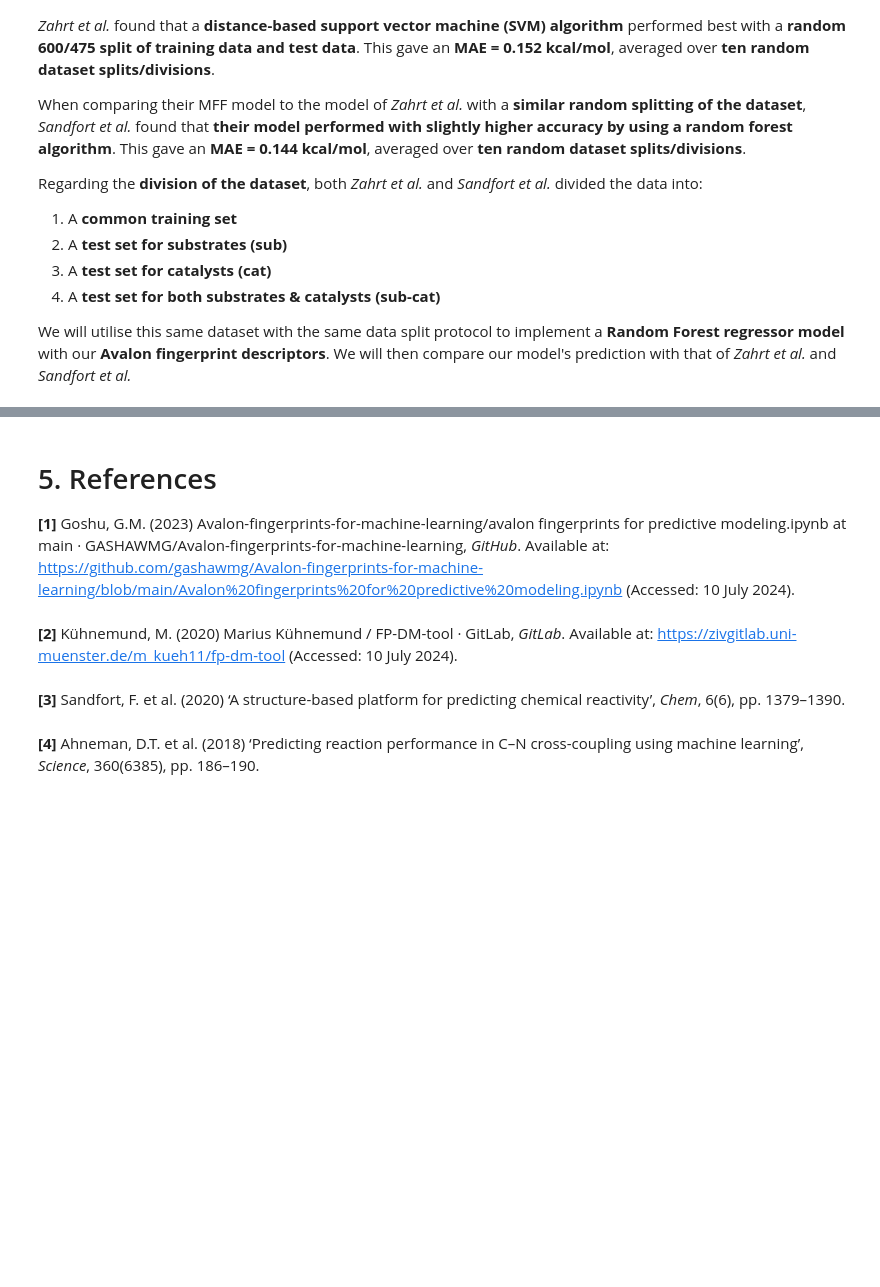
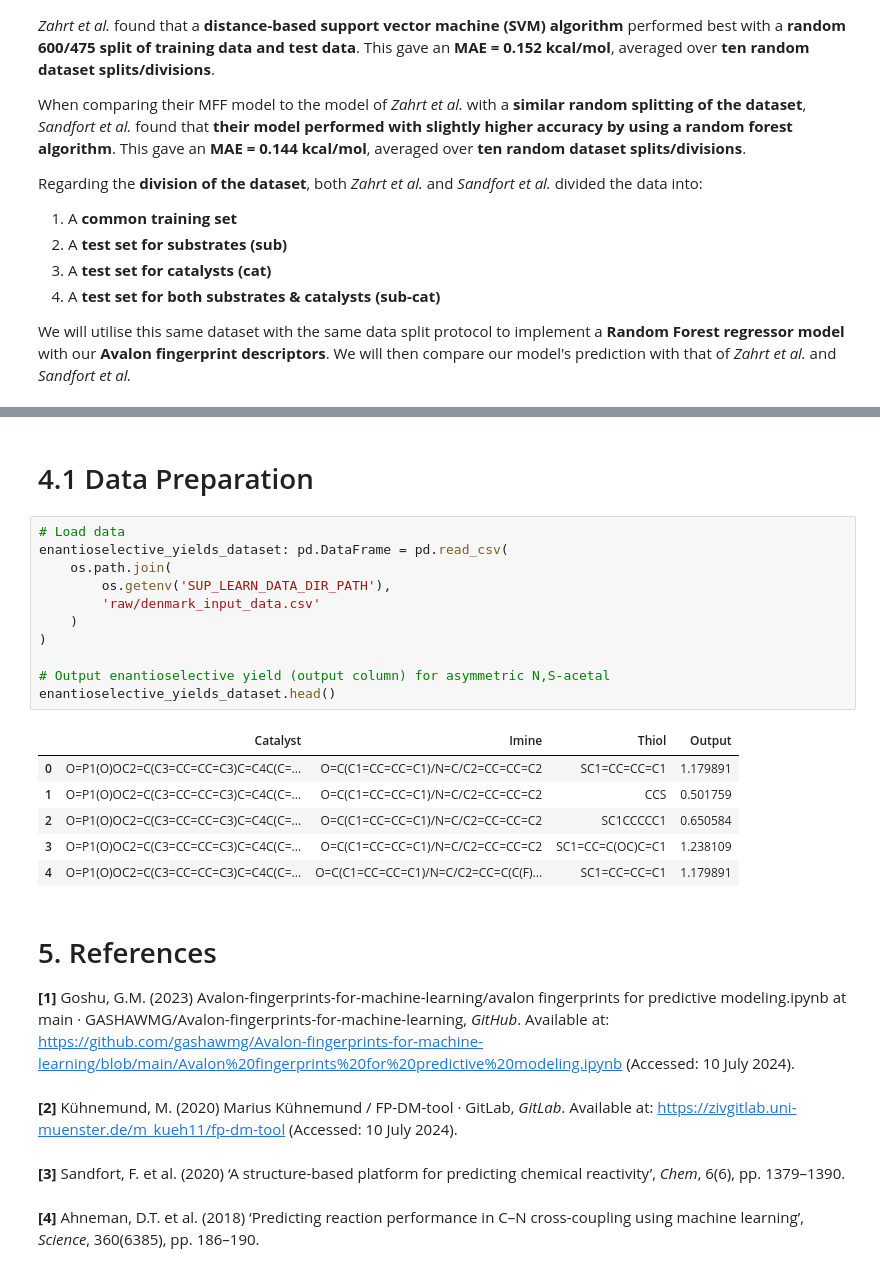
Before and after one commit to c-vandenberg/machine-learning-in-drug-discovery, a Jupyter notebook: 2_machine_learning/2.2_supervised_learning/notebooks/avalon_fp_for_predictive_modelling.ipynb, the cells around one changed output, grey strips where cells are left out. Drawn from its saved outputs; the diff is of its cells as text; blank space fills up the shorter version.

```diff
--- a/2_machine_learning/2.2_supervised_learning/notebooks/avalon_fp_for_predictive_modelling.ipynb
+++ b/2_machine_learning/2.2_supervised_learning/notebooks/avalon_fp_for_predictive_modelling.ipynb
@@ -786,3 +828,23 @@ We will utilise this same dataset with the same data split protocol to implement
+# %% [markdown]
+# 4.1 Data Preparation
+# %%
+# Load data
+enantioselective_yields_dataset: pd.DataFrame = pd.read_csv(
+    os.path.join(
+        os.getenv('SUP_LEARN_DATA_DIR_PATH'),
+        'raw/denmark_input_data.csv'
+    )
+)
+
+# Output enantioselective yield (output column) for asymmetric N,S-acetal
+enantioselective_yields_dataset.head()
+# %% [output]
+|  | Catalyst | Imine | Thiol | Output |
+| 0 | O=P1(O)OC2=C(C3=CC=CC=C3)C=C4C(C=... | O=C(C1=CC=CC=C1)/N=C/C2=CC=CC=C2 | SC1=CC=CC=C1 | 1.179891 |
+| 1 | O=P1(O)OC2=C(C3=CC=CC=C3)C=C4C(C=... | O=C(C1=CC=CC=C1)/N=C/C2=CC=CC=C2 | CCS | 0.501759 |
+| 2 | O=P1(O)OC2=C(C3=CC=CC=C3)C=C4C(C=... | O=C(C1=CC=CC=C1)/N=C/C2=CC=CC=C2 | SC1CCCCC1 | 0.650584 |
+| 3 | O=P1(O)OC2=C(C3=CC=CC=C3)C=C4C(C=... | O=C(C1=CC=CC=C1)/N=C/C2=CC=CC=C2 | SC1=CC=C(OC)C=C1 | 1.238109 |
+| 4 | O=P1(O)OC2=C(C3=CC=CC=C3)C=C4C(C=... | O=C(C1=CC=CC=C1)/N=C/C2=CC=C(C(F)... | SC1=CC=CC=C1 | 1.179891 |
 # %% [markdown]
 # 5. References
 
```
Also changed, not shown: parts of 23 cells of this notebook, 4 other files.
